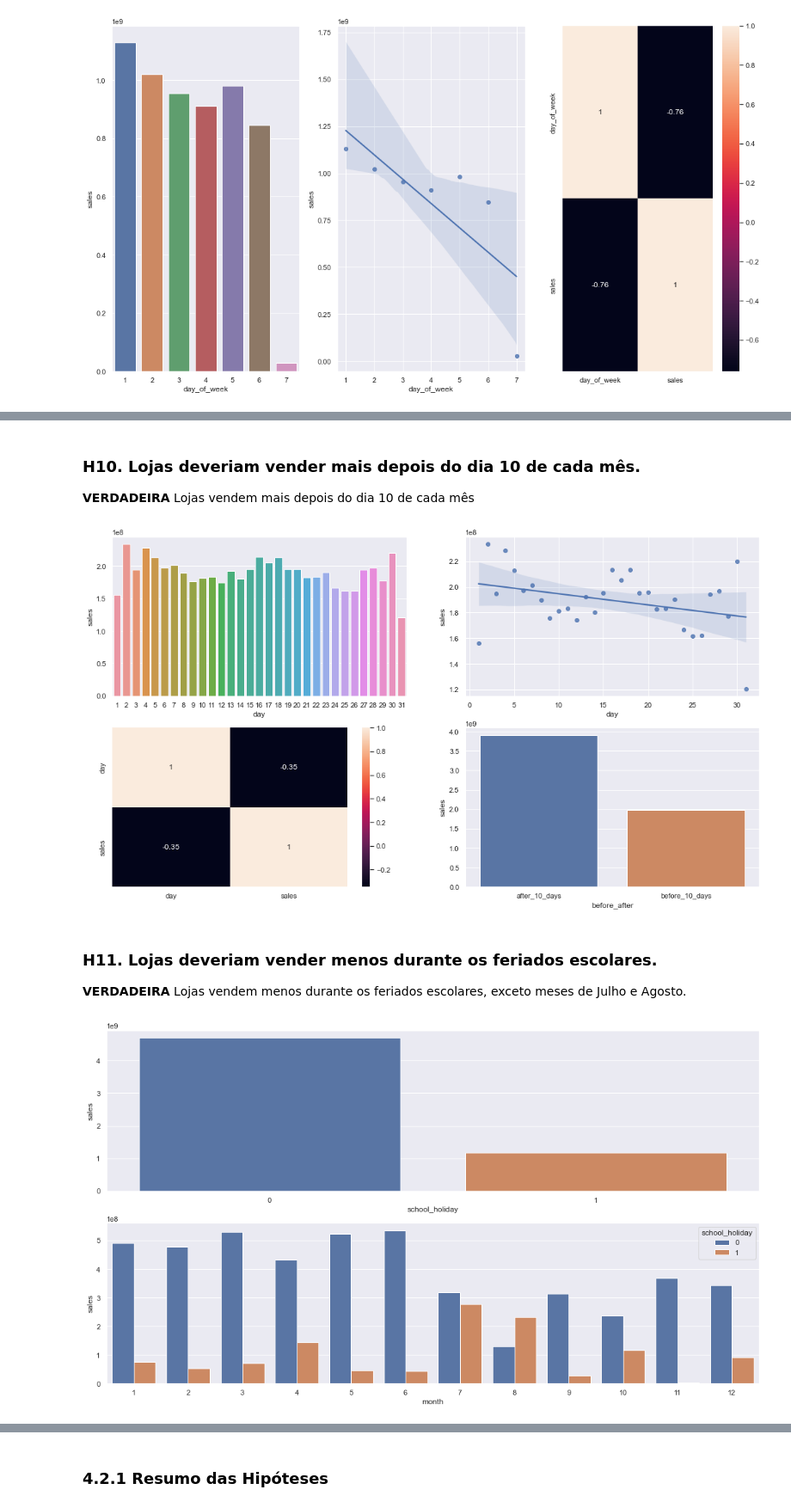
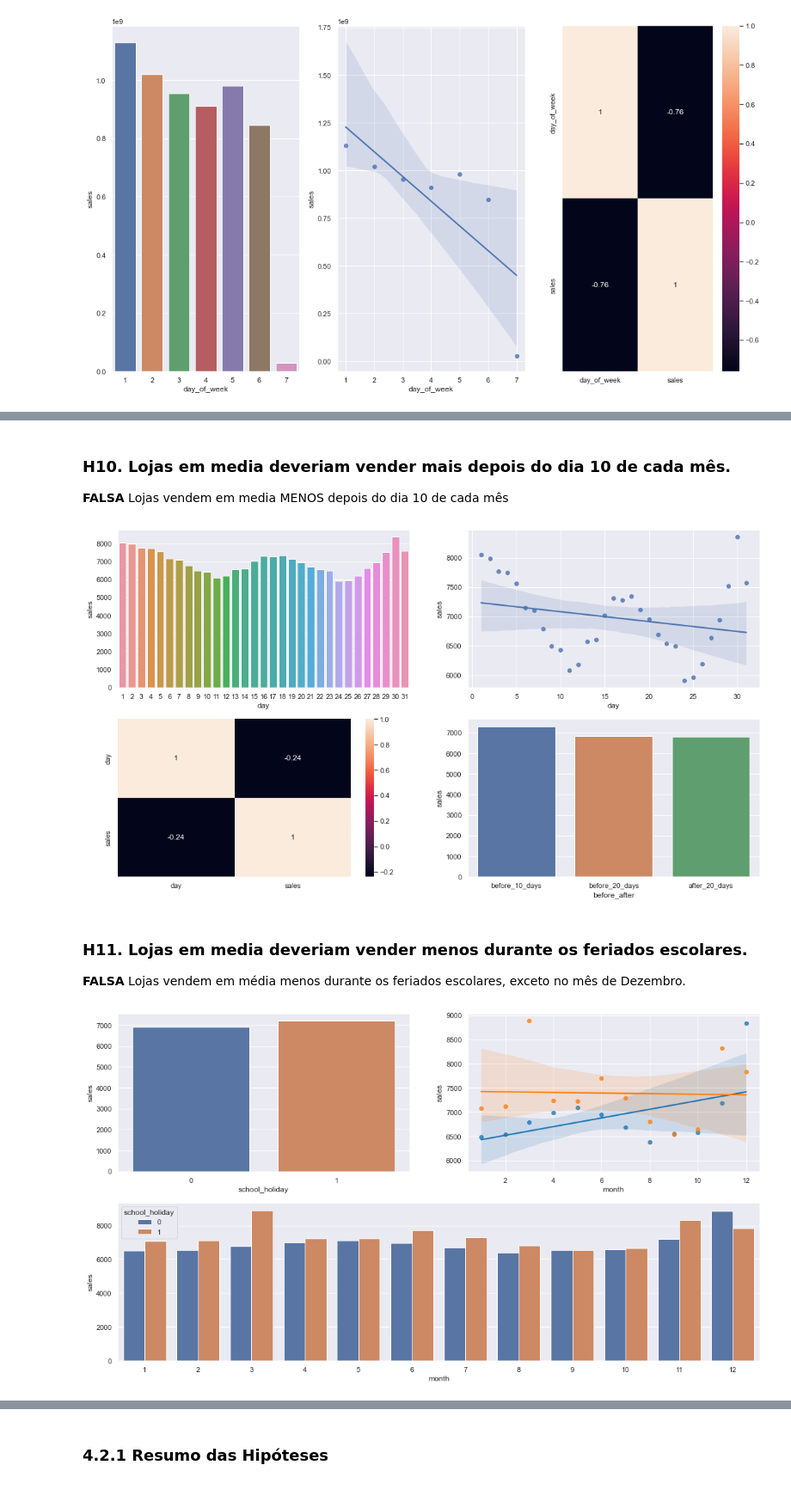
Before and after one commit to SamuelOliveirads/rossman_project, a Jupyter notebook: m04_v01_store_sales_prediction.ipynb, the cells around one changed output, grey strips where cells are left out. Shown at 86% size. Drawn from its saved outputs; the diff is of its cells as text; code cells hidden in the pictures.

```diff
--- a/m04_v01_store_sales_prediction.ipynb
+++ b/m04_v01_store_sales_prediction.ipynb
@@ -330,8 +361,8 @@ df2['week_of_year'] = df2['date'].dt.weekofyear
 df2['year_week'] = df2['date'].dt.strftime('%Y-%W')
 
 # competition since
-df2['comptetition_since'] = df2.apply(lambda x: datetime.datetime(year=x['competition_open_since_year'], month=x['competition_open_since_month'], day=1), axis=1)
-df2['competition_time_month'] = ((df2['date'] - df2['comptetition_since'])/30).apply( lambda x: x.days).astype(int)
+df2['competition_since'] = df2.apply(lambda x: datetime.datetime(year=x['competition_open_since_year'], month=x['competition_open_since_month'], day=1), axis=1)
+df2['competition_time_month'] = ((df2['date'] - df2['competition_since'])/30).apply( lambda x: x.days).astype(int)
 
 # promo since
 df2['promo_since'] = df2['promo2_since_year'].astype(str) + '-' + df2['promo2_since_week'].astype(str)
@@ -599,9 +635,9 @@ sns.heatmap(aux1.corr(method='pearson'), annot=True);
 # %% [markdown]
-### H10. Lojas deveriam vender mais depois do dia 10 de cada mês.
+### H10. Lojas em media deveriam vender mais depois do dia 10 de cada mês.
 
-**VERDADEIRA** Lojas vendem mais depois do dia 10 de cada mês
+**FALSA** Lojas vendem em media MENOS depois do dia 10 de cada mês
 # %%
-aux1 = df4[['day', 'sales']].groupby('day').sum().reset_index()
+aux1 = df4[['day', 'sales']].groupby('day').mean().reset_index()
 
 plt.subplot(2, 2, 1)
 sns.barplot(x='day', y='sales', data=aux1)
@@ -612,26 +648,30 @@ sns.regplot(x='day', y='sales', data=aux1)
 plt.subplot(2, 2, 3)
 sns.heatmap(aux1.corr(method='pearson'), annot=True)
 
-aux1['before_after'] = aux1['day'].apply(lambda x: 'before_10_days' if x <= 10 else 'after_10_days')
-aux2 = aux1[['before_after', 'sales']].groupby('before_after').sum().reset_index()
+aux1['before_after'] = aux1['day'].apply(lambda x: 'before_10_days' if x <= 10 else ('before_20_days' if x <= 20 else 'after_20_days'))
+aux2 = aux1[['before_after', 'sales']].groupby('before_after').mean().sort_values('sales', ascending=False).reset_index()
 
 plt.subplot(2, 2, 4)
 sns.barplot(x='before_after', y='sales', data=aux2);
 # %% [output]
-[figure, old version]
+[figure, new version]
 # %% [markdown]
-### H11. Lojas deveriam vender menos durante os feriados escolares.
+### H11. Lojas em media deveriam vender menos durante os feriados escolares.
 
-**VERDADEIRA** Lojas vendem menos durante os feriados escolares, exceto meses de Julho e Agosto.
+**FALSA** Lojas vendem em média menos durante os feriados escolares, exceto no mês de Dezembro.
 # %%
-aux1 = df4[['school_holiday', 'sales']].groupby('school_holiday').sum().reset_index()
-plt.subplot(2, 1, 1)
+grid = GridSpec(2, 2)
+
+aux1 = df4[['school_holiday', 'sales']].groupby('school_holiday').mean().reset_index()
+plt.subplot(grid[0,0])
 sns.barplot(x='school_holiday', y='sales', data=aux1)
 
+aux2 = df4[['month', 'school_holiday', 'sales']].groupby(['month', 'school_holiday']).mean().reset_index()
+plt.subplot(grid[0,1])
+hue_regplot(data=aux2, x='month', y='sales', hue='school_holiday')
 
-aux2 = df4[['month', 'school_holiday', 'sales']].groupby(['month', 'school_holiday']).sum().reset_index()
-plt.subplot(2, 1, 2)
+plt.subplot(grid[1,:])
 sns.barplot(x='month', y='sales', hue='school_holiday', data=aux2);
 # %% [output]
-[figure, old version]
+[figure, new version]
 # %% [markdown]
```
Also changed, not shown: parts of 31 cells of this notebook, 1 other file.
